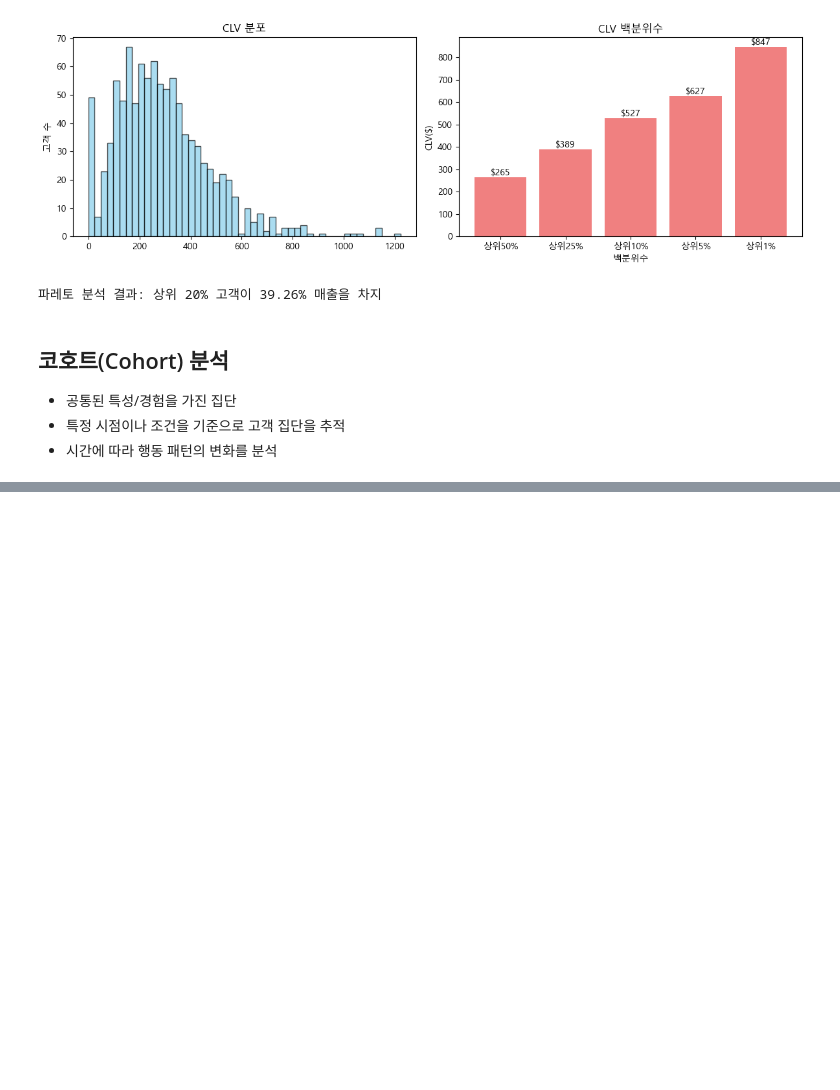
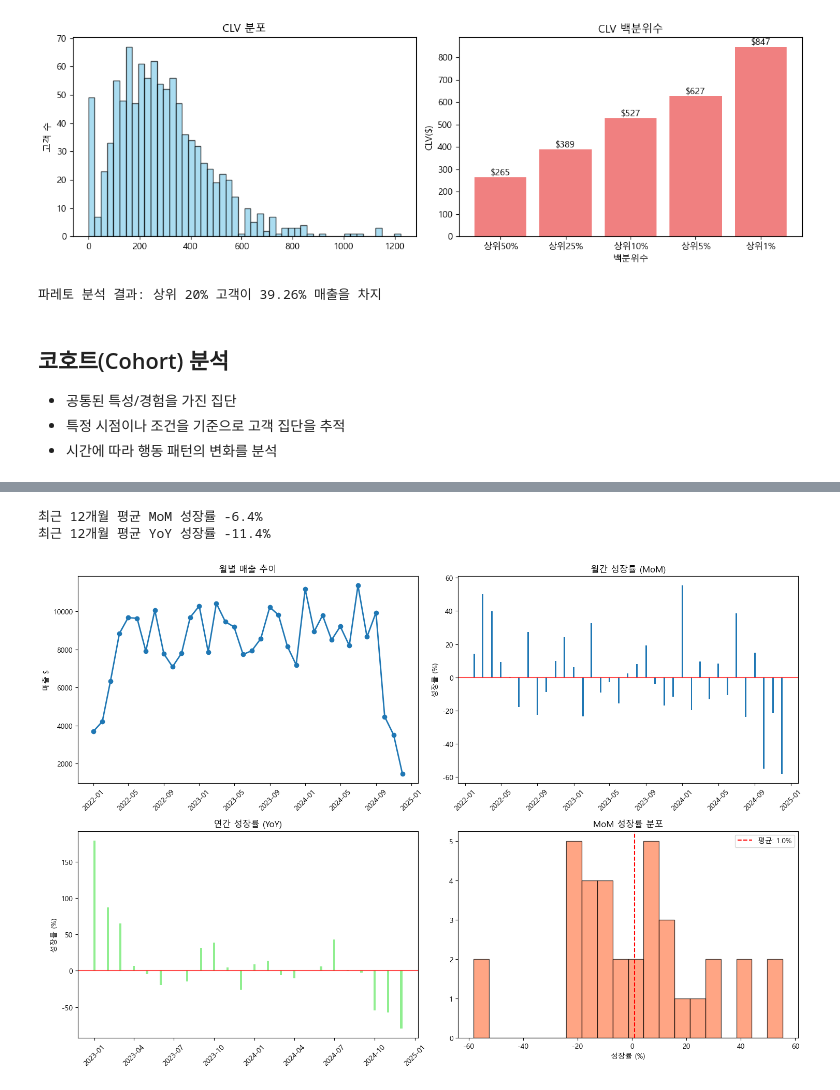
Before and after one commit to tipayo1/TIL, a Jupyter notebook: 데이터분석/04_kpi.ipynb, the cells around one changed output, grey strips where cells are left out. Cells and saved outputs as stored; diff of their text form; code cells hidden in the pictures; blank space fills up the shorter version.

Commit message:
TIL data

```diff
--- a/데이터분석/04_kpi.ipynb
+++ b/데이터분석/04_kpi.ipynb
@@ -465,0 +412,72 @@ plt.show()
+# %%
+# 컬럼 추가 안하고 추출 데이터로 그룹핑하기
+
+monthly_revenue = df.groupby(  # 각 월별 주문액 총합
+    df['purchase_date'].dt.to_period('M')
+)['order_value'].sum().reset_index()
+
+monthly_revenue.columns = ['month', 'revenue']
+# month 가 Period 타입이기에, DT로 바꾼다 (일은 강제로 1일)
+monthly_revenue['month'] = monthly_revenue['month'].dt.to_timestamp()
+
+# MoM 계산 (전월)
+monthly_revenue['revenue_lag1'] = monthly_revenue['revenue'].shift(1)
+monthly_revenue['mom_growth'] = (monthly_revenue['revenue'] - monthly_revenue['revenue_lag1']) / monthly_revenue['revenue_lag1'] * 100
+
+# YoY 성장률 (전년 동월)
+monthly_revenue['revenue_lag12'] = monthly_revenue['revenue'].shift(12)
+monthly_revenue['yoy_growth'] = (monthly_revenue['revenue'] - monthly_revenue['revenue_lag12']) / monthly_revenue['revenue_lag12'] * 100
+
+growth_data = monthly_revenue
+# %%
+# 최근 12개월 성장률 요약
+
+# 전월 대비 성장률 평균
+avg_mom = growth_data.tail(12)['mom_growth'].mean()
+# 전년 동월 대비 성장률 평균
+avg_yoy = growth_data.tail(12)['yoy_growth'].mean()
+
+print(f'최근 12개월 평균 MoM 성장률 {avg_mom:.1f}%')
+print(f'최근 12개월 평균 YoY 성장률 {avg_yoy:.1f}%')
+
+# 기존 subplot (x, y, n) 말고 다른 방법
+fig, axes = plt.subplots(2, 2, figsize=(15, 10))
+a1 = axes[0, 0]
+a2 = axes[0, 1]
+a3 = axes[1, 0]
+a4 = axes[1, 1]
+
+# 데이터가 주어 -> 그래프가 주어(x축, y축)
+a1.plot(growth_data['month'], growth_data['revenue'], marker='o', linewidth=2)
+a1.set_title('월별 매출 추이')
+a1.set_ylabel('매출 $')
+a1.tick_params(axis='x', rotation=45)
+
+a2.bar(growth_data['month'], growth_data['mom_growth'], width=5)
+a2.axhline(y=0, color='red', linestyle='-', alpha=0.7)
+a2.set_title('월간 성장률 (MoM)')
+a2.set_ylabel('성장률 (%)')
+a2.tick_params(axis='x', rotation=45)
+
+# YoY 성장률
+a3.bar(growth_data['month'], growth_data['yoy_growth'], color='lightgreen', width=5)
+a3.axhline(y=0, color='red', linestyle='-', alpha=0.7)
+a3.set_title('연간 성장률 (YoY)')
+a3.set_ylabel('성장률 (%)')
+a3.tick_params(axis='x', rotation=45)
+
+# 성장률 분포
+growth_rates = growth_data['mom_growth'].dropna()
+a4.hist(growth_rates, bins=20, alpha=0.7, color='coral', edgecolor='black')
+a4.axvline(x=growth_rates.mean(), color='red', linestyle='--',
+                  label=f'평균: {growth_rates.mean():.1f}%')
+a4.set_title('MoM 성장률 분포')
+a4.set_xlabel('성장률 (%)')
+a4.legend()
+
+plt.tight_layout()
+plt.show()
+# %% [output]
+최근 12개월 평균 MoM 성장률 -6.4%
+최근 12개월 평균 YoY 성장률 -11.4%
+[figure, added]
```
Also changed, not shown: parts of 13 cells of this notebook, 3 other files.
